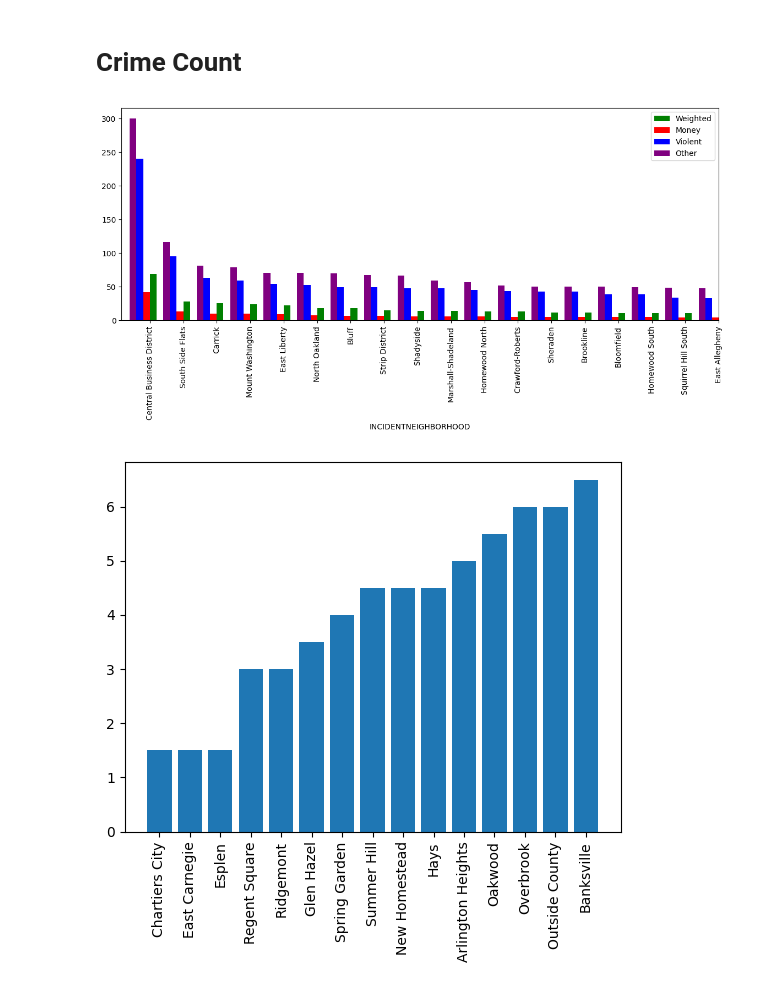
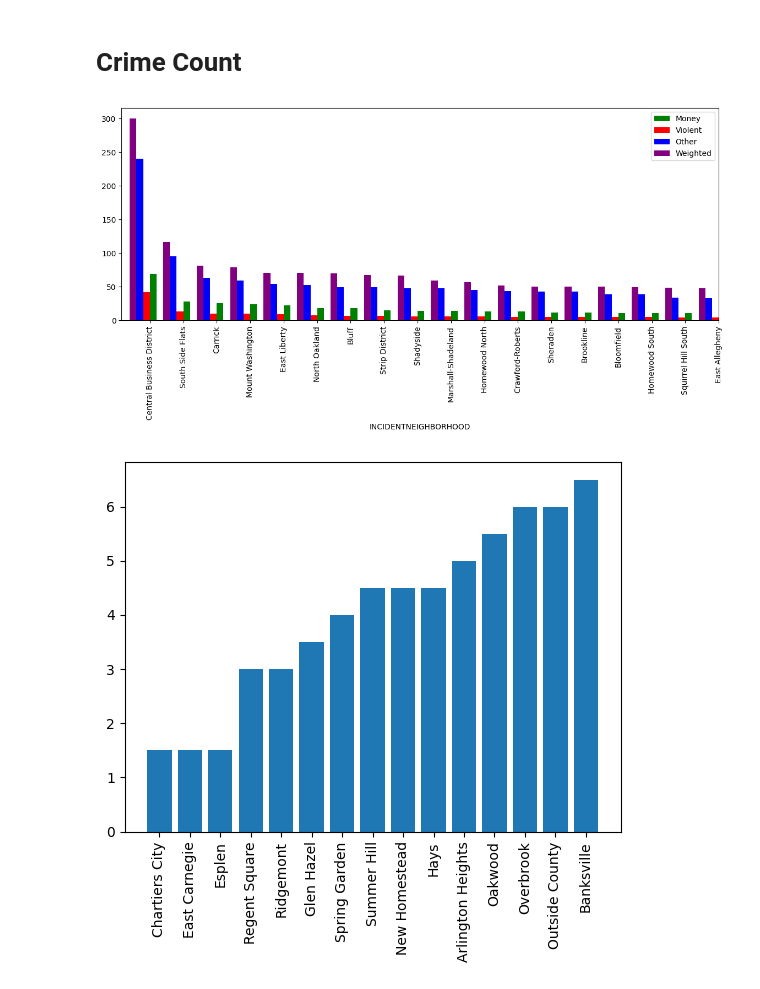
Before and after one commit to CMPINF-0010/Final-Project, a Jupyter notebook: final.ipynb, the cells around one changed output. Cells and saved outputs as stored; diff of their text form; code cells hidden in the pictures.

Commit message:
Fixed incorrect legend on crime

```diff
--- a/final.ipynb
+++ b/final.ipynb
@@ -79,35 +79,35 @@ violent_crime_count = violent_data["INCIDENTNEIGHBORHOOD"].value_counts()
 # The money crimes array was generated with the help of ChatGPT-3.5 after providing it with the ouput of data["INCIDENTHIERARCHYDESC"].unique()
 money_crimes = ['BAD CHECKS', 'BURGLARY', 'CREDIT CARDS', 'FORGERY', 'FOUND PROPERTY', 'GAMBLING INVESTIGATION', 'LOST PROPERTY', 'RECEIVING STOLEN PROPERTY',
                 'RETSIL THEFT (SHOPLIFTING)', 'STOLEN PROPERTY - OTHER', 'THEFT', 'THEFT BY DECEPTION', 'THEFT BY EXTORTION', 'THEFT FROM AUTO', 'THEFT OF SERVICES']
 money_data = data[data["INCIDENTHIERARCHYDESC"].isin(money_crimes)]
 money_crime_count = money_data["INCIDENTNEIGHBORHOOD"].value_counts()
 
 other_data = data[~data["INCIDENTHIERARCHYDESC"].isin(violent_crimes + money_crimes)]
 other_crime_count = other_data["INCIDENTNEIGHBORHOOD"].value_counts()
 
 weighted_crimes = crime_count.to_dict()
 for k, v in violent_crime_count.items():
     weighted_crimes[k] = v * 1
 for k, v in money_crime_count.items():
     weighted_crimes[k] += v * 2
 for k, v in other_crime_count.items():
     weighted_crimes[k] += v * 0.5
 
 weighted_crime_count = pd.Series(weighted_crimes)
 
 fig = plt.figure(figsize=(14, 5))
 ax = fig.add_subplot()
 
 money_crime_count.nlargest(18).plot(kind='bar', color='green', ax=ax, width=0.2, position=0)
 violent_crime_count.nlargest(18).plot(kind='bar', color='red', ax=ax, width=0.2, position=1)
 other_crime_count.nlargest(18).plot(kind='bar', color='blue', ax=ax, width=0.2, position=2)
 weighted_crime_count.nlargest(18).plot(kind='bar', color='purple', ax=ax, width=0.2, position=3)
 
-ax.legend(["Weighted", "Money", "Violent", "Other"])
+ax.legend(["Money", "Violent", "Other", "Weighted"])
 plt.xticks(rotation=90)
 plt.show()
 # %% [output]
-[figure, old version]
+[figure, new version]
 # %%
 fig, ax = plt.subplots()
 plt.bar(weighted_crime_count.nsmallest(15).index, weighted_crime_count.nsmallest(15).values)
```
